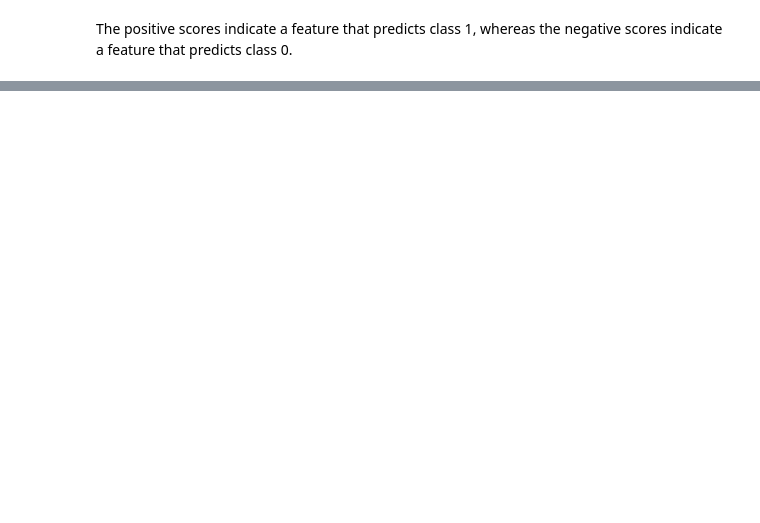
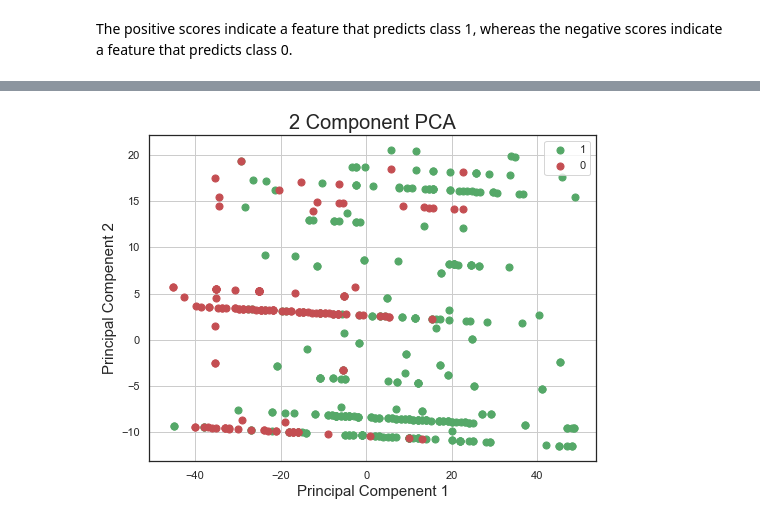
Before and after one commit to dukersss13/COVID-19-ML-Classification-Model, a Jupyter notebook: Nwerem.ipynb, the cells around one changed output, grey strips where cells are left out. Cells and saved outputs as stored; diff of their text form; code cells hidden in the pictures; blank space fills up the shorter version.

```diff
--- a/Nwerem.ipynb
+++ b/Nwerem.ipynb
@@ -527,0 +507,10 @@ array([0, 1])
+# %%
+pca = PCA(n_components=2)
+principalcomponents = pca.fit_transform(x_train)
+print(pca.explained_variance_ratio_)
+
+principle_df = pd.DataFrame({'PCA 1': principalcomponents[:,0], 'PCA 2': principalcomponents[:,1], 'target':y_train})
+#final_df = principle_df
+#principle_df["target"] = y_train
+
+print(principle_df)
@@ -527,0 +533,20 @@ array([0, 1])
+# %%
+fig = plt.figure(figsize=(8, 6))
+ax =  fig.add_subplot(1,1,1)
+ax.set_xlabel("Principal Compenent 1", fontsize = 15)
+ax.set_ylabel("Principal Compenent 2", fontsize = 15)
+ax.set_title("2 Component PCA", fontsize = 20)
+
+targets = [1,0]
+colors = ['g', 'r']
+for target, color in zip(targets, colors):
+    indicesToKeep = y_train == target
+    ax.scatter(principle_df.loc[indicesToKeep, "PCA 1"],
+              principle_df.loc[indicesToKeep, "PCA 2"],
+              c = color,
+              s = 50)
+
+ax.legend(targets)
+ax.grid()
+# %% [output]
+[figure, added]
```
Also changed, not shown: parts of 17 cells of this notebook.
